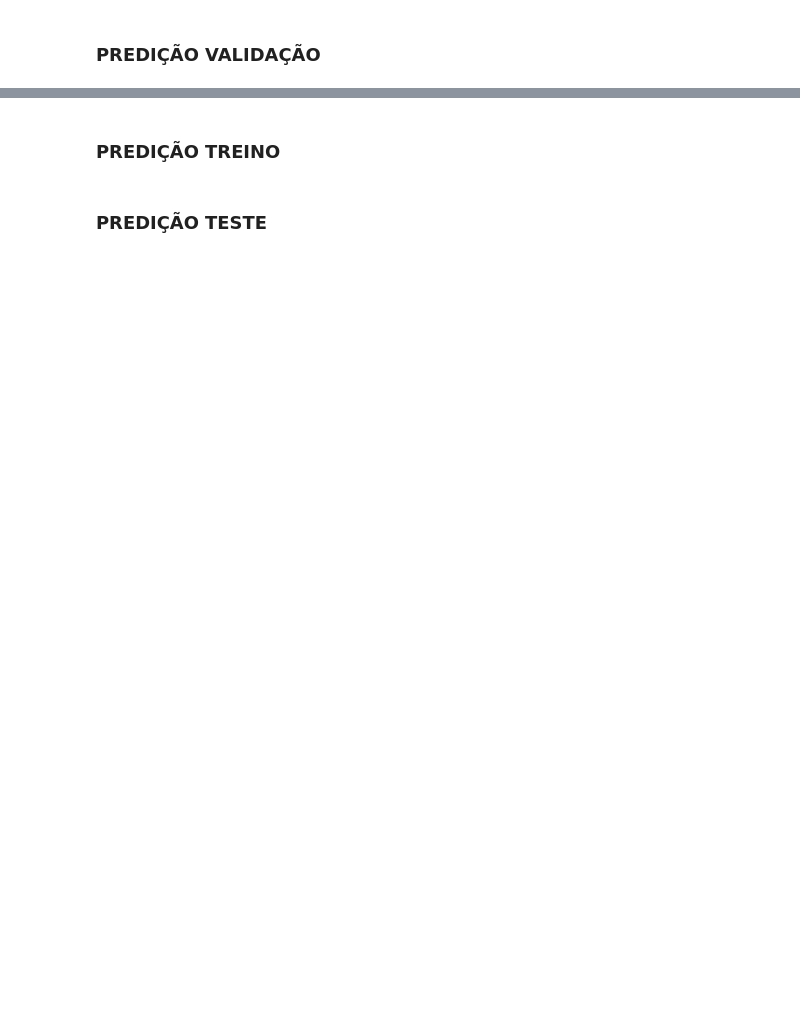
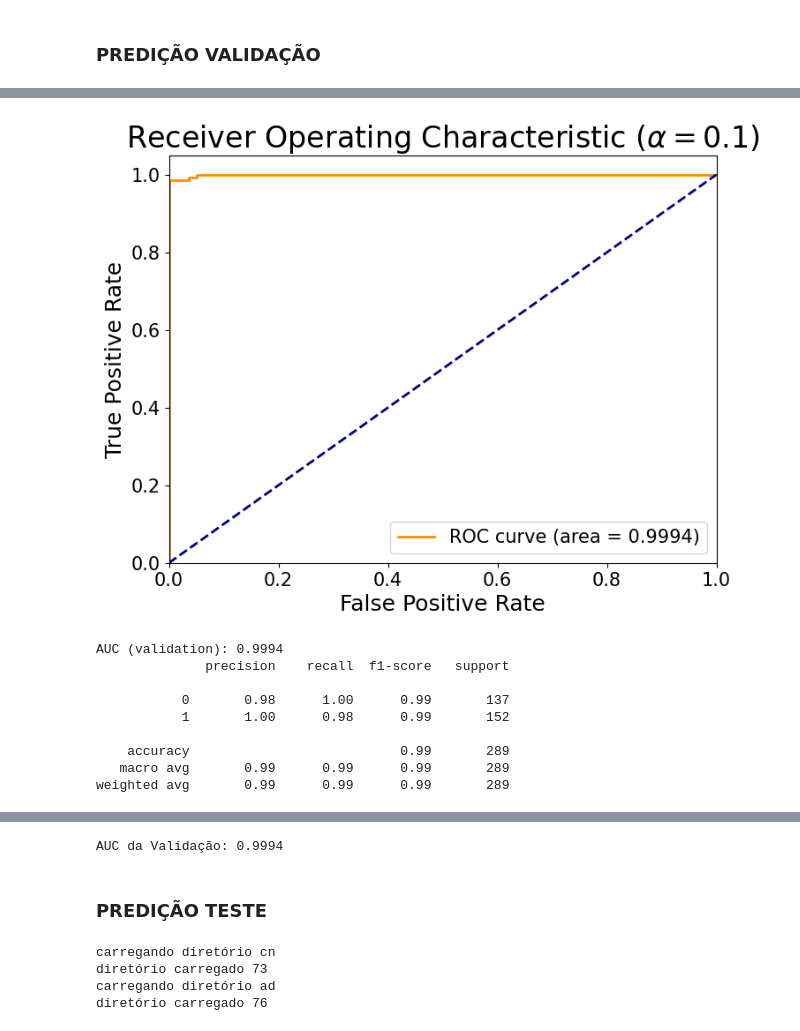
Before and after one commit to brunopmont/Alzheimer-CNN-Detection, a Jupyter notebook: cnn/cnn_code_notebok_3d.ipynb, the cells around one changed output, grey strips where cells are left out. Saved outputs shown, nothing was run; the diff lists cells and outputs as text; code cells hidden in the pictures; blank space fills up the shorter version.

Commit message:
Images adjustments

```diff
--- a/cnn/cnn_code_notebok_3d.ipynb
+++ b/cnn/cnn_code_notebok_3d.ipynb
@@ -486,7 +604,7 @@ validation_steps = len(val_paths) // batch_size
 train_generator = nifti_data_generator_3d(train_images, train_labels, batch_size)
 val_generator = nifti_data_generator_3d(val_images, val_labels, batch_size)
 
-epochs = 60
+epochs = 200
 
 new_model_name_ker = (f"binary_classifier_{epochs}_epochs_batch_{batch_size}_{n_classes}_classes.keras")
 
@@ -539,5 +659,5 @@ mask_crop = mask[18:174, 17:212, 15:175]
 
 mask_crop = resize(mask_crop, (18, 22, 18), order=0, preserve_range=True, anti_aliasing=False)
 mask_crop = (mask_crop > 0.5).astype(float)
-mask = 1.0 - mask_crop
+mask_crop = 1.0 - mask_crop
 mask_crop = tf.cast(mask_crop, tf.float16)
@@ -691,0 +782,2 @@ class RPRSModel(tf.keras.Model):
+# %%
+loading_model = create_model_3d(train_images[0].shape, n_classes)
@@ -793,2 +889,12 @@ plot_training_history_gradcam(history, results_dir)
 # %% [markdown]
 ### PREDIÇÃO VALIDAÇÃO
+# %%
+results_dir = os.path.join('/mnt/c/Users/Paulo Pires/Desktop/Alzheimer_cnn/ADNI/ADNI_NORMALIZED/results/neurips_results/grad_loss_mask_pre/test_4')
+model_path = os.path.join(results_dir, os.listdir(results_dir)[2])
+model_title = r"$\alpha=0.1$"
+
+print(f"modelo {model_title}: {model_path}")
+print("resultados: " + results_dir)
+print(f"\n\n\n")
+
+rprs_model.load_weights(model_path)
@@ -795,13 +904,16 @@ plot_training_history_gradcam(history, results_dir)
 # %%
 # Realizar predições para dados do conjunto validação
-val_pred_labels, val_true_labels, val_pred = get_predictions(val_images, val_labels, batch_size, rprs_model)
+val_pred_labels, val_true_labels, val_pred = get_predictions(val_images, val_labels, batch_size, rprs_model, results_dir, 'validation', model_title)
 
 # Obter métricas da valiadação e salvá-las em um arquivo
 get_classification_report(val_true_labels, val_pred_labels, results_dir, 'val')
 
 # Obter matriz de confusão
-plot_confusion_matrix(val_true_labels, val_pred_labels, results_dir, 'val', class_names)
+plot_confusion_matrix(val_true_labels, val_pred_labels, results_dir, 'val', class_names, model_title)
 
 # Criar pdf com predições
 val_pdf_path = os.path.join(results_dir, "validation_predictions.pdf")
 create_pdf(val_paths, val_images, val_true_labels, val_pred_labels, val_pred, val_pdf_path, class_names)
+
+save_auc(val_pred, val_true_labels, results_dir, 'validation')
+# %% [output]
@@ -807,0 +937,10 @@ create_pdf(val_paths, val_images, val_true_labels, val_pred_labels, val_pred, va
+[figure, added]
+AUC (validation): 0.9994
+              precision    recall  f1-score   support
+
+           0       0.98      1.00      0.99       137
+           1       1.00      0.98      0.99       152
+
+    accuracy                           0.99       289
+   macro avg       0.99      0.99      0.99       289
+weighted avg       0.99      0.99      0.99       289
@@ -808,2 +948 @@ create_pdf(val_paths, val_images, val_true_labels, val_pred_labels, val_pred, va
+AUC da Validação: 0.9994
-# %% [markdown]
-### PREDIÇÃO TREINO
@@ -823,3 +949,10 @@ create_pdf(val_paths, val_images, val_true_labels, val_pred_labels, val_pred, va
 # %% [markdown]
 ### PREDIÇÃO TESTE
+# %%
+test_images, test_labels, test_paths, _ = load_nifti_data_balanced(test_dir, class_names)
+# %% [output]
+carregando diretório cn
+diretório carregado 73
+carregando diretório ad
+diretório carregado 76
 # %%
```
Also changed, not shown: parts of 27 cells of this notebook, 1 other file.
